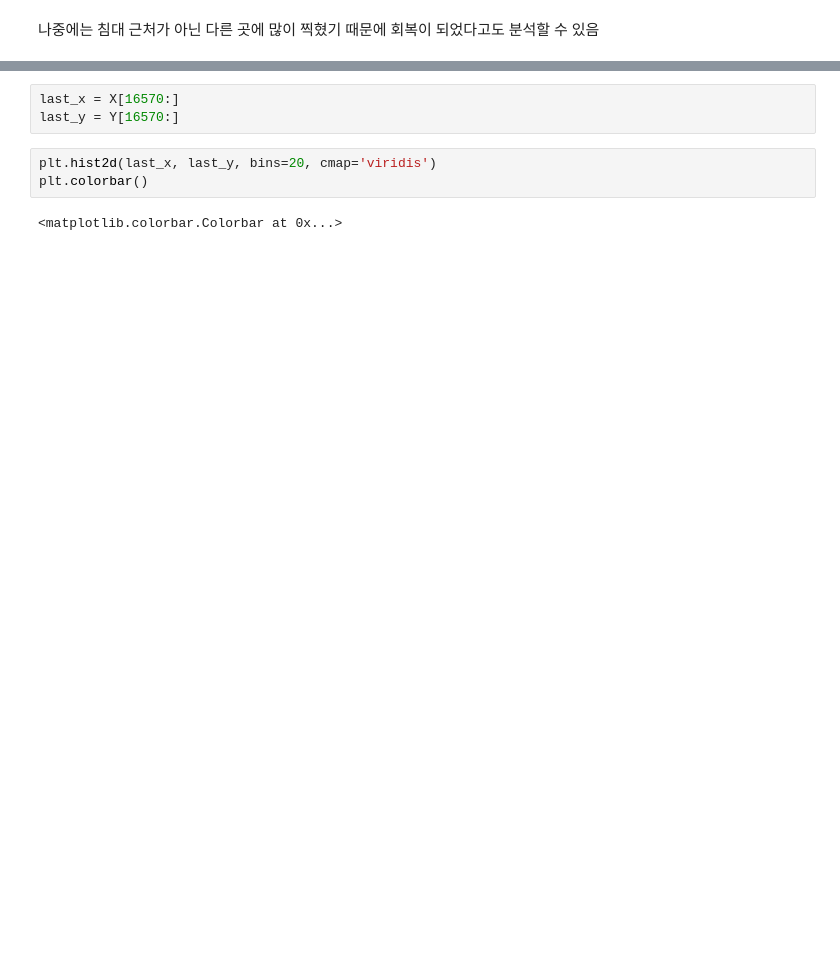
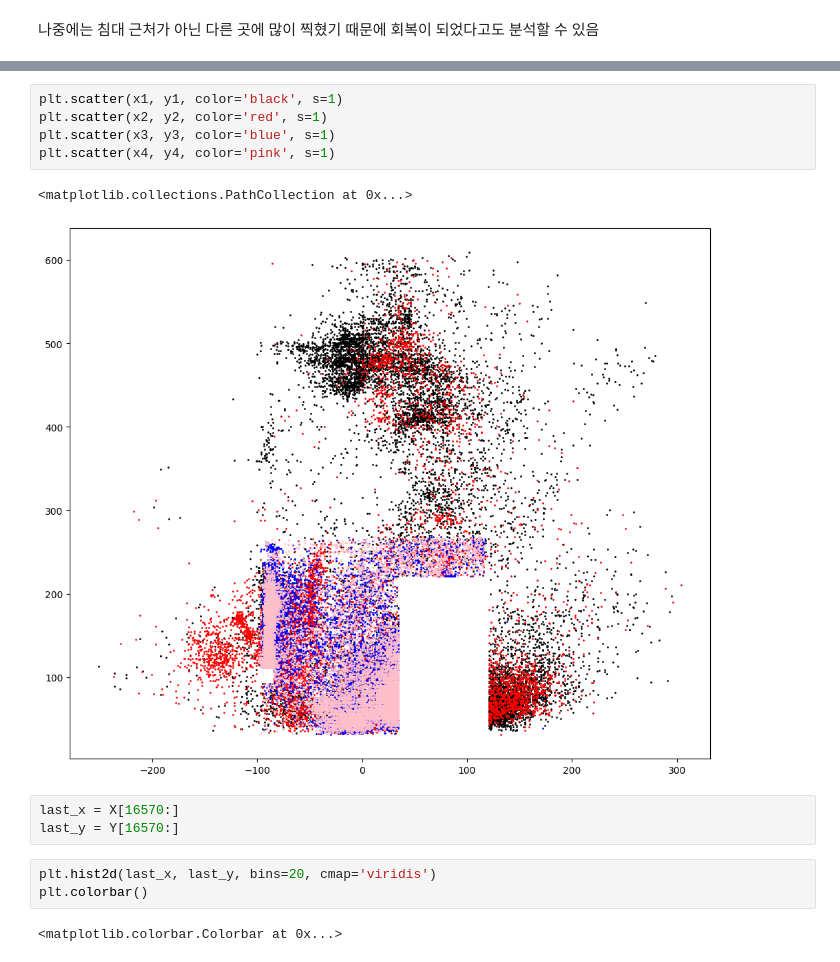
Before and after one commit to doxxeon/Biomedical_AI_Train, a Jupyter notebook: Visualization/healthcare_bigdata_playbook_chap8.ipynb, the cells around one changed output, grey strips where cells are left out. Saved outputs shown, nothing was run; the diff lists cells and outputs as text; blank space fills up the shorter version.

```diff
--- a/Visualization/healthcare_bigdata_playbook_chap8.ipynb
+++ b/Visualization/healthcare_bigdata_playbook_chap8.ipynb
@@ -112,3 +114,11 @@ plt.show()
+# %%
+plt.scatter(x1, y1, color='black', s=1)
+plt.scatter(x2, y2, color='red', s=1)
+plt.scatter(x3, y3, color='blue', s=1)
+plt.scatter(x4, y4, color='pink', s=1)
+# %% [output]
+<matplotlib.collections.PathCollection at 0x...>
+[figure, added]
 # %%
 last_x = X[16570:]
 last_y = Y[16570:]
```
Also changed, not shown: parts of 5 cells of this notebook, 21 other files.
